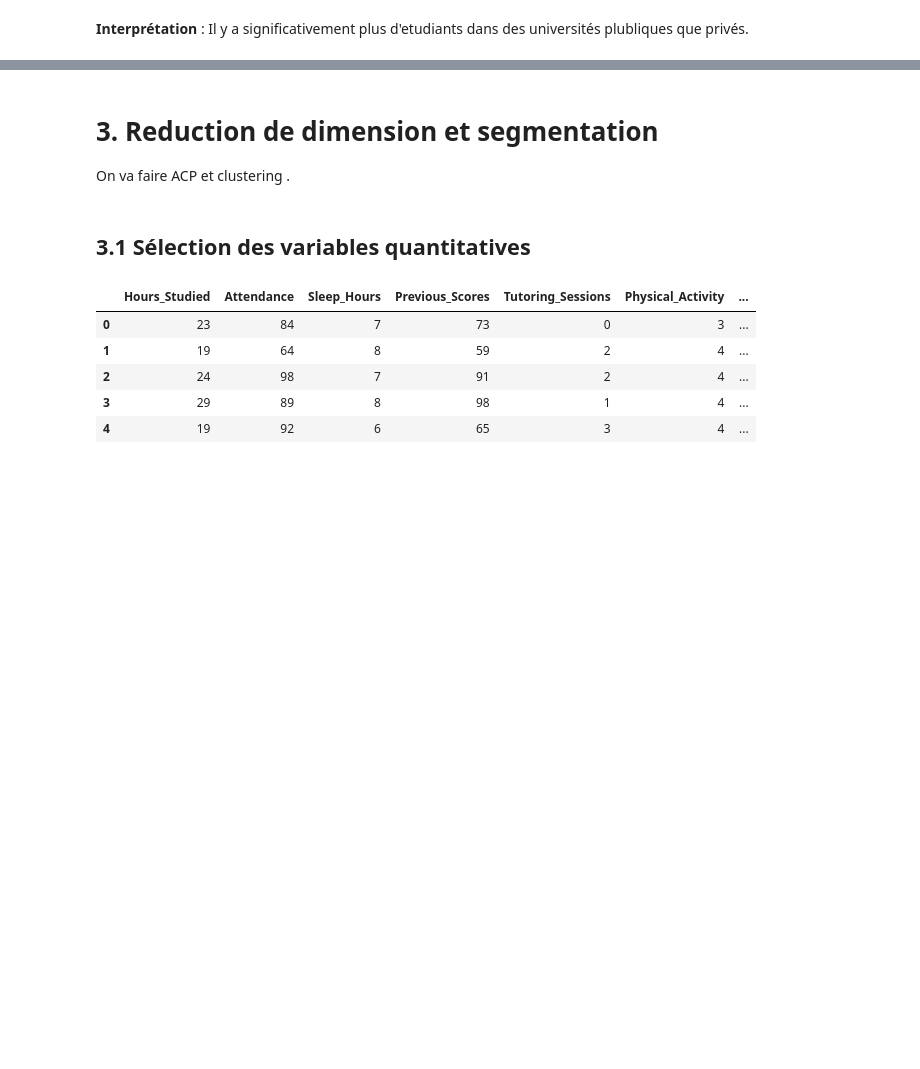
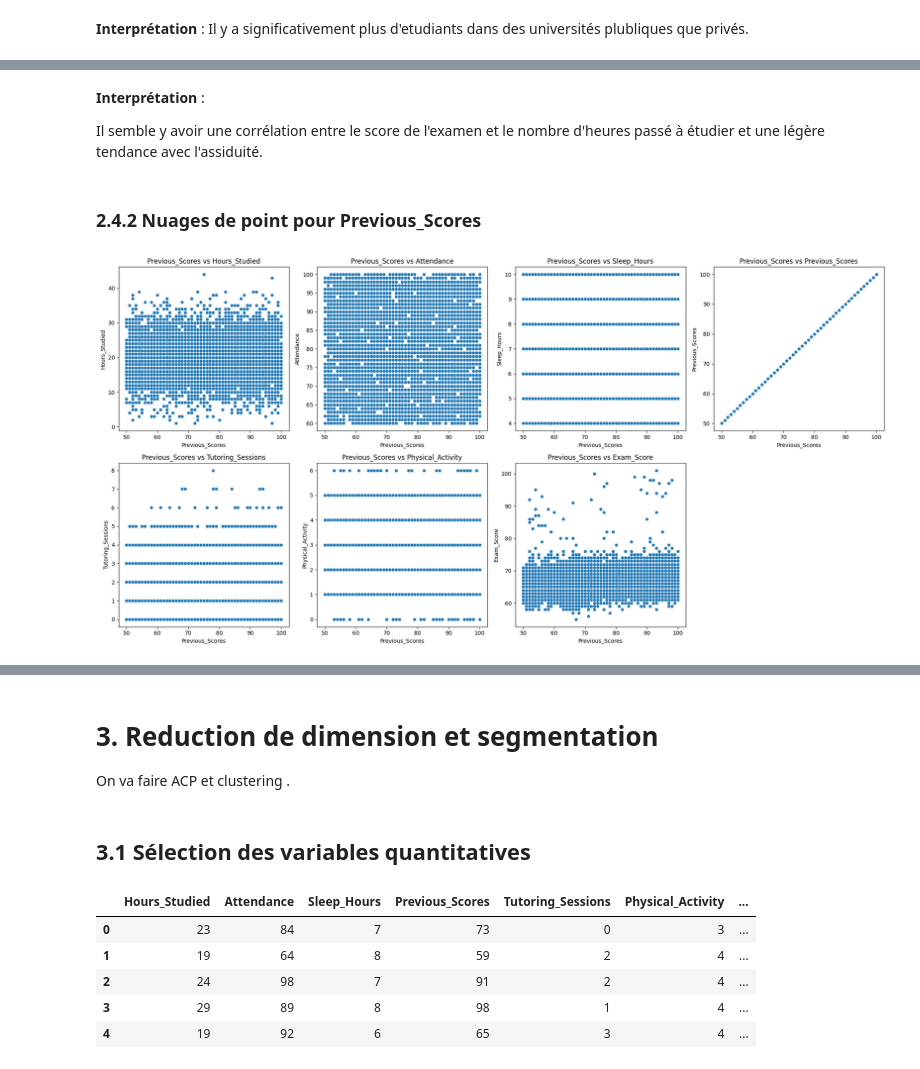
Before and after one commit to Harlequelrah/student_exam_performance_dataset_analysis, a Jupyter notebook: project/main.ipynb, the cells around one changed output, grey strips where cells are left out. Cells and saved outputs as stored; diff of their text form; code cells hidden in the pictures; blank space fills up the shorter version.

```diff
--- a/project/main.ipynb
+++ b/project/main.ipynb
@@ -439,0 +560,10 @@ Il y a significativement plus d'etudiants dans des universités plubliques que p
+# %% [markdown]
+**Interprétation** :
+
+Il semble y avoir une corrélation entre le score de l'examen et le nombre d'heures passé à étudier et une légère tendance avec l'assiduité.
+# %% [markdown]
+### 2.4.2 Nuages de point pour Previous_Scores
+# %%
+get_scatters(data=data, x_col="Previous_Scores", col_list=cols)
+# %% [output]
+[figure, added]
```
Also changed, not shown: parts of 57 cells of this notebook.
